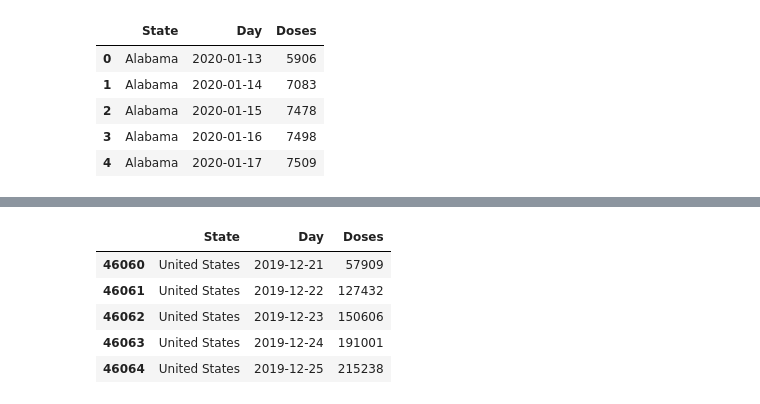
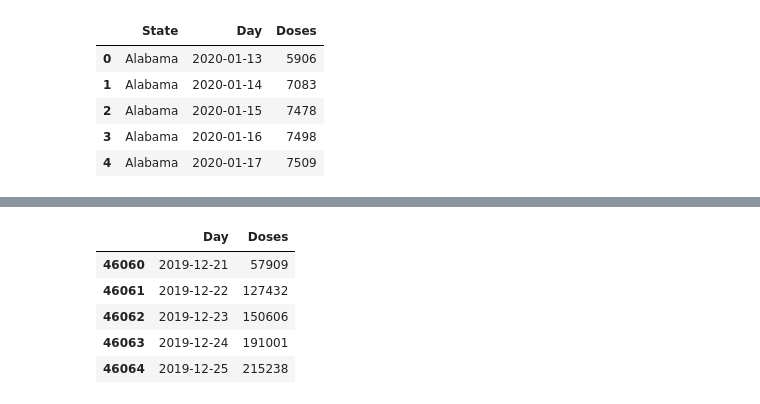
Before and after one commit to carolinehagood/covid-project, a Jupyter notebook: vaccine_data_cleaning.ipynb, the cells around one changed output, grey strips where cells are left out. Cells and saved outputs as stored; diff of their text form; code cells hidden in the pictures.

```diff
--- a/vaccine_data_cleaning.ipynb
+++ b/vaccine_data_cleaning.ipynb
@@ -30,10 +43,10 @@ df.head(5)
 # %%
-df_filtered = df[df['State'] == 'United States']
+df_filtered = df_filtered.drop(columns=['State'])
 df_filtered.head(5)
 # %% [output]
-|  | State | Day | Doses |
-| 46060 | United States | 2019-12-21 | 57909 |
-| 46061 | United States | 2019-12-22 | 127432 |
-| 46062 | United States | 2019-12-23 | 150606 |
-| 46063 | United States | 2019-12-24 | 191001 |
-| 46064 | United States | 2019-12-25 | 215238 |
+|  | Day | Doses |
+| 46060 | 2019-12-21 | 57909 |
+| 46061 | 2019-12-22 | 127432 |
+| 46062 | 2019-12-23 | 150606 |
+| 46063 | 2019-12-24 | 191001 |
+| 46064 | 2019-12-25 | 215238 |
```
Also changed, not shown: parts of 3 cells of this notebook.
